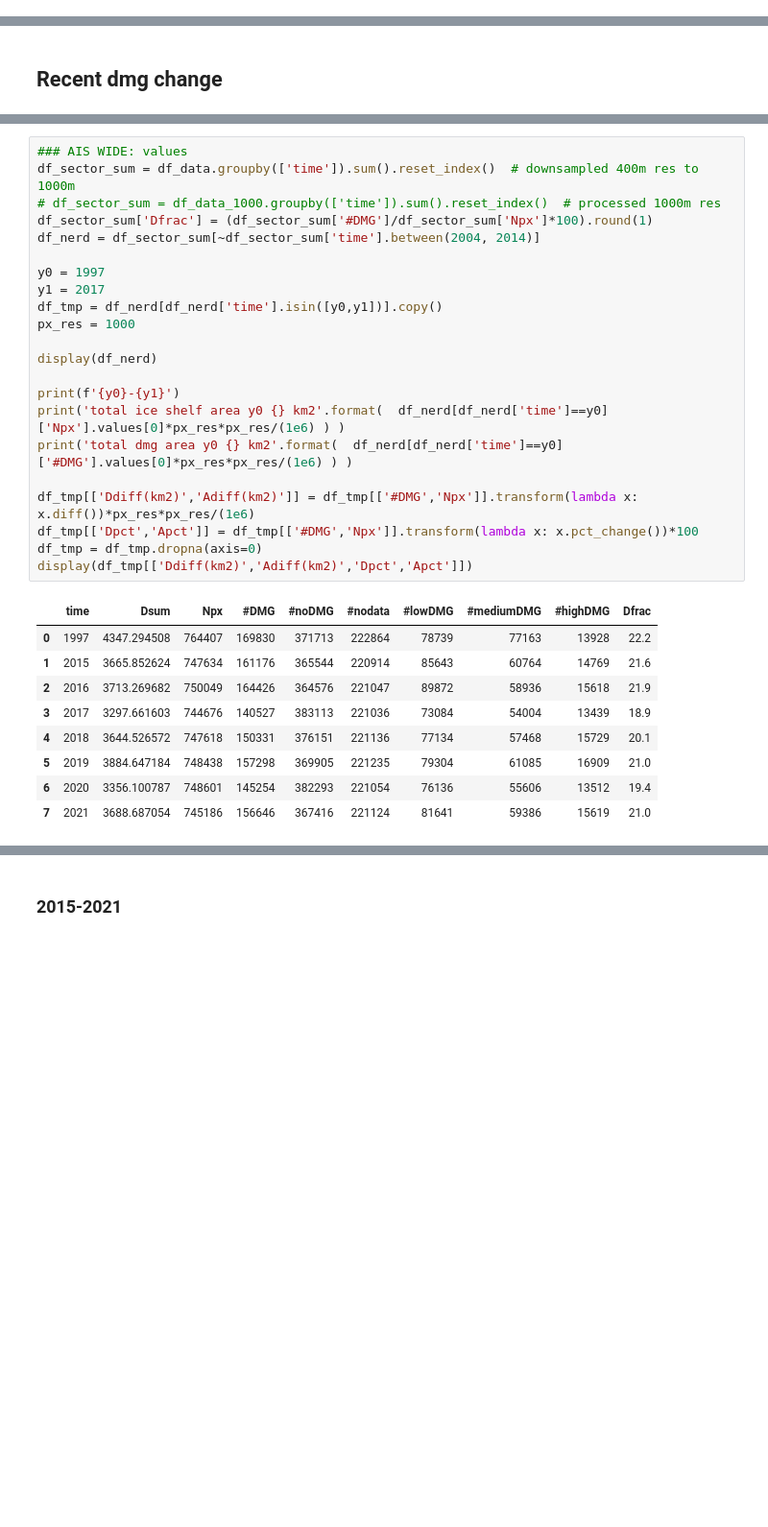
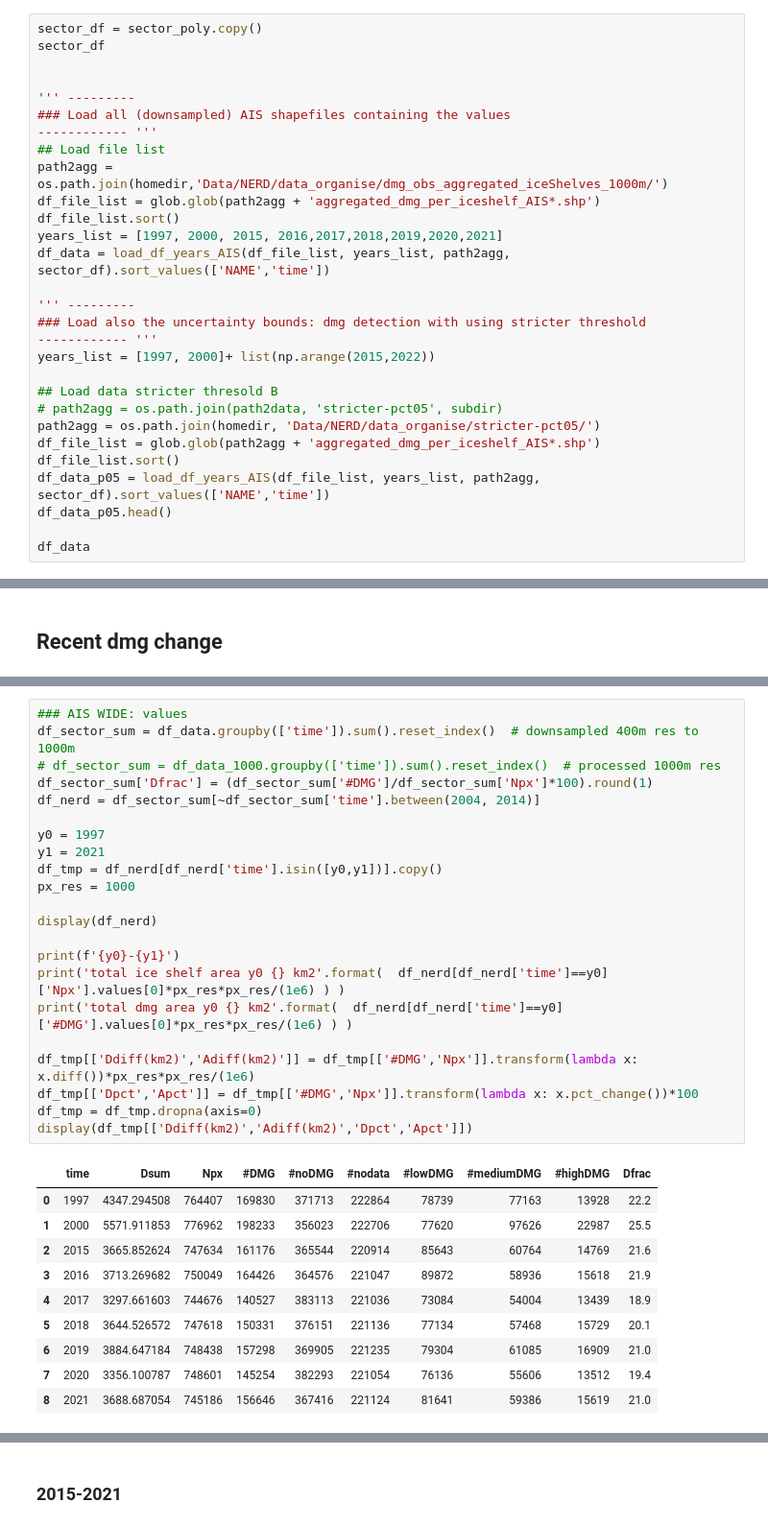
Before and after one commit to mizeboud/antarctic-damage-change, a Jupyter notebook: notebooks/plot_aggregate_dmg_iceshelves_timeseries.ipynb, the cells around one changed output, grey strips where cells are left out. Shown at 96% size. Saved outputs shown, nothing was run; the diff lists cells and outputs as text; blank space fills up the shorter version.

```diff
--- a/notebooks/plot_aggregate_dmg_iceshelves_timeseries.ipynb
+++ b/notebooks/plot_aggregate_dmg_iceshelves_timeseries.ipynb
@@ -371,0 +192,29 @@ Loading 9 files
+# %%
+sector_df = sector_poly.copy()
+sector_df
+
+
+''' ---------
+### Load all (downsampled) AIS shapefiles containing the values
+------------ '''
+## Load file list
+path2agg = os.path.join(homedir,'Data/NERD/data_organise/dmg_obs_aggregated_iceShelves_1000m/')
+df_file_list = glob.glob(path2agg + 'aggregated_dmg_per_iceshelf_AIS*.shp')
+df_file_list.sort()
+years_list = [1997, 2000, 2015, 2016,2017,2018,2019,2020,2021]
+df_data = load_df_years_AIS(df_file_list, years_list, path2agg, sector_df).sort_values(['NAME','time'])
+
+''' ---------
+### Load also the uncertainty bounds: dmg detection with using stricter threshold
+------------ '''
+years_list = [1997, 2000]+ list(np.arange(2015,2022))
+
+## Load data stricter thresold B
+# path2agg = os.path.join(path2data, 'stricter-pct05', subdir)
+path2agg = os.path.join(homedir, 'Data/NERD/data_organise/stricter-pct05/')
+df_file_list = glob.glob(path2agg + 'aggregated_dmg_per_iceshelf_AIS*.shp')
+df_file_list.sort()
+df_data_p05 = load_df_years_AIS(df_file_list, years_list, path2agg, sector_df).sort_values(['NAME','time'])
+df_data_p05.head()
+
+df_data
@@ -1624,32 +941,33 @@ df_pctChange_ishelf[['Ddiff(km2)','Adiff(km2)','Dpct','Apct']].describe()#percen
 # %%
 ### AIS WIDE: values
 df_sector_sum = df_data.groupby(['time']).sum().reset_index()  # downsampled 400m res to 1000m
 # df_sector_sum = df_data_1000.groupby(['time']).sum().reset_index()  # processed 1000m res
 df_sector_sum['Dfrac'] = (df_sector_sum['#DMG']/df_sector_sum['Npx']*100).round(1)
 df_nerd = df_sector_sum[~df_sector_sum['time'].between(2004, 2014)]
 
 y0 = 1997
-y1 = 2017
+y1 = 2021
 df_tmp = df_nerd[df_nerd['time'].isin([y0,y1])].copy()
 px_res = 1000
 
 display(df_nerd)
 
 print(f'{y0}-{y1}')
 print('total ice shelf area y0 {} km2'.format(  df_nerd[df_nerd['time']==y0]['Npx'].values[0]*px_res*px_res/(1e6) ) )
 print('total dmg area y0 {} km2'.format(  df_nerd[df_nerd['time']==y0]['#DMG'].values[0]*px_res*px_res/(1e6) ) )
 
 df_tmp[['Ddiff(km2)','Adiff(km2)']] = df_tmp[['#DMG','Npx']].transform(lambda x: x.diff())*px_res*px_res/(1e6)
 df_tmp[['Dpct','Apct']] = df_tmp[['#DMG','Npx']].transform(lambda x: x.pct_change())*100
 df_tmp = df_tmp.dropna(axis=0)
 display(df_tmp[['Ddiff(km2)','Adiff(km2)','Dpct','Apct']])
 # %% [output]
 |  | time | Dsum | Npx | #DMG | #noDMG | #nodata | #lowDMG | #mediumDMG | #highDMG | Dfrac |
 | 0 | 1997 | 4347.294508 | 764407 | 169830 | 371713 | 222864 | 78739 | 77163 | 13928 | 22.2 |
-| 1 | 2015 | 3665.852624 | 747634 | 161176 | 365544 | 220914 | 85643 | 60764 | 14769 | 21.6 |
-| 2 | 2016 | 3713.269682 | 750049 | 164426 | 364576 | 221047 | 89872 | 58936 | 15618 | 21.9 |
-| 3 | 2017 | 3297.661603 | 744676 | 140527 | 383113 | 221036 | 73084 | 54004 | 13439 | 18.9 |
-| 4 | 2018 | 3644.526572 | 747618 | 150331 | 376151 | 221136 | 77134 | 57468 | 15729 | 20.1 |
-| 5 | 2019 | 3884.647184 | 748438 | 157298 | 369905 | 221235 | 79304 | 61085 | 16909 | 21.0 |
-| 6 | 2020 | 3356.100787 | 748601 | 145254 | 382293 | 221054 | 76136 | 55606 | 13512 | 19.4 |
-| 7 | 2021 | 3688.687054 | 745186 | 156646 | 367416 | 221124 | 81641 | 59386 | 15619 | 21.0 |
+| 1 | 2000 | 5571.911853 | 776962 | 198233 | 356023 | 222706 | 77620 | 97626 | 22987 | 25.5 |
+| 2 | 2015 | 3665.852624 | 747634 | 161176 | 365544 | 220914 | 85643 | 60764 | 14769 | 21.6 |
+| 3 | 2016 | 3713.269682 | 750049 | 164426 | 364576 | 221047 | 89872 | 58936 | 15618 | 21.9 |
+| 4 | 2017 | 3297.661603 | 744676 | 140527 | 383113 | 221036 | 73084 | 54004 | 13439 | 18.9 |
+| 5 | 2018 | 3644.526572 | 747618 | 150331 | 376151 | 221136 | 77134 | 57468 | 15729 | 20.1 |
+| 6 | 2019 | 3884.647184 | 748438 | 157298 | 369905 | 221235 | 79304 | 61085 | 16909 | 21.0 |
+| 7 | 2020 | 3356.100787 | 748601 | 145254 | 382293 | 221054 | 76136 | 55606 | 13512 | 19.4 |
+| 8 | 2021 | 3688.687054 | 745186 | 156646 | 367416 | 221124 | 81641 | 59386 | 15619 | 21.0 |
```
Also changed, not shown: parts of 51 cells of this notebook, 1 other file.
